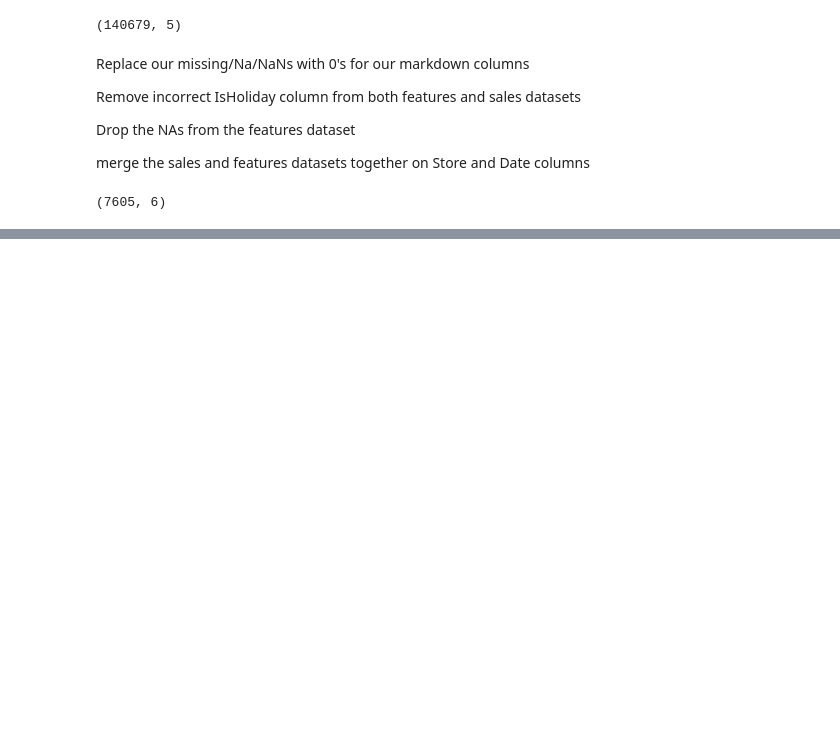
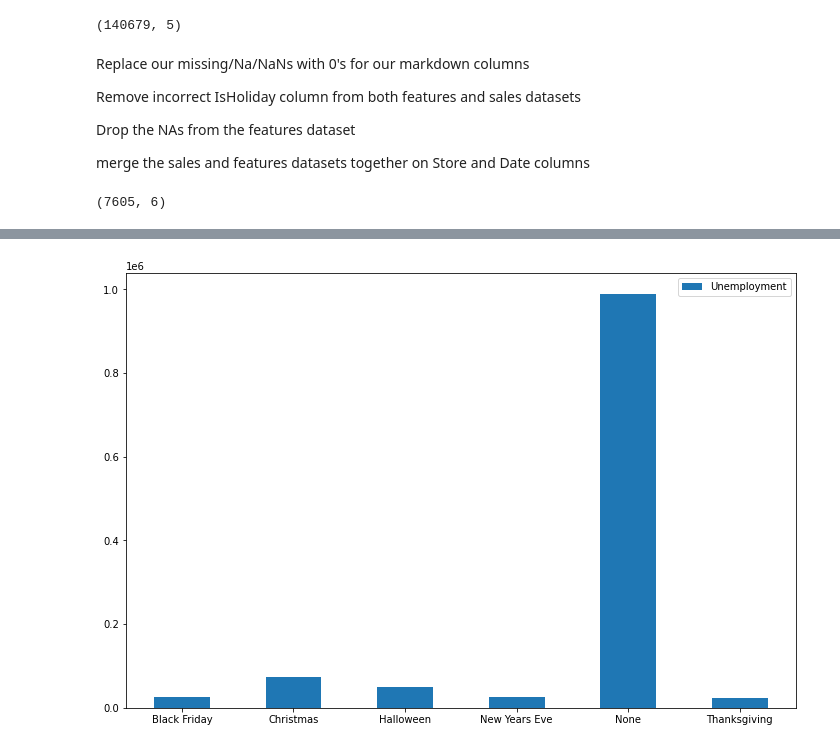
Before and after one commit to morprukop/RetailSalesAnalysis, a Jupyter notebook: mp_proj1.ipynb, the cells around one changed output, grey strips where cells are left out. Cells and saved outputs as stored; diff of their text form; code cells hidden in the pictures; blank space fills up the shorter version.

```diff
--- a/mp_proj1.ipynb
+++ b/mp_proj1.ipynb
@@ -118,3 +101,0 @@ Index(['Store', 'Date', 'Temperature', 'Fuel_Price', 'CPI', 'Unemployment',
-# %%
-df['year'] = pd.DatetimeIndex(df['Date']).year
-df.head(5)
@@ -184,2 +155,8 @@ df['IsHoliday'] = IsHoliday
+# %%
+df['Holiday'] = Holiday
+df['IsHoliday'] = IsHoliday
+df['Day'] = df['Date'].dt.day
+df['Month'] = df['Date'].dt.month
+df['Year'] = df['Date'].dt.year
 # %%
 df.head()
@@ -192,0 +166,5 @@ df.head()
+# %%
+holiSeries = df['IsHoliday']
+unemployementSeries = df['Unemployment']
+
+holiGroup = df.groupby(Holiday).sum()
@@ -192,0 +178,4 @@ df.head()
+# %%
+ax = holiGroup.plot.bar(y='Unemployment', rot=0, figsize = [12,8])
+# %% [output]
+[figure, added]
```
Also changed, not shown: parts of 14 cells of this notebook.
